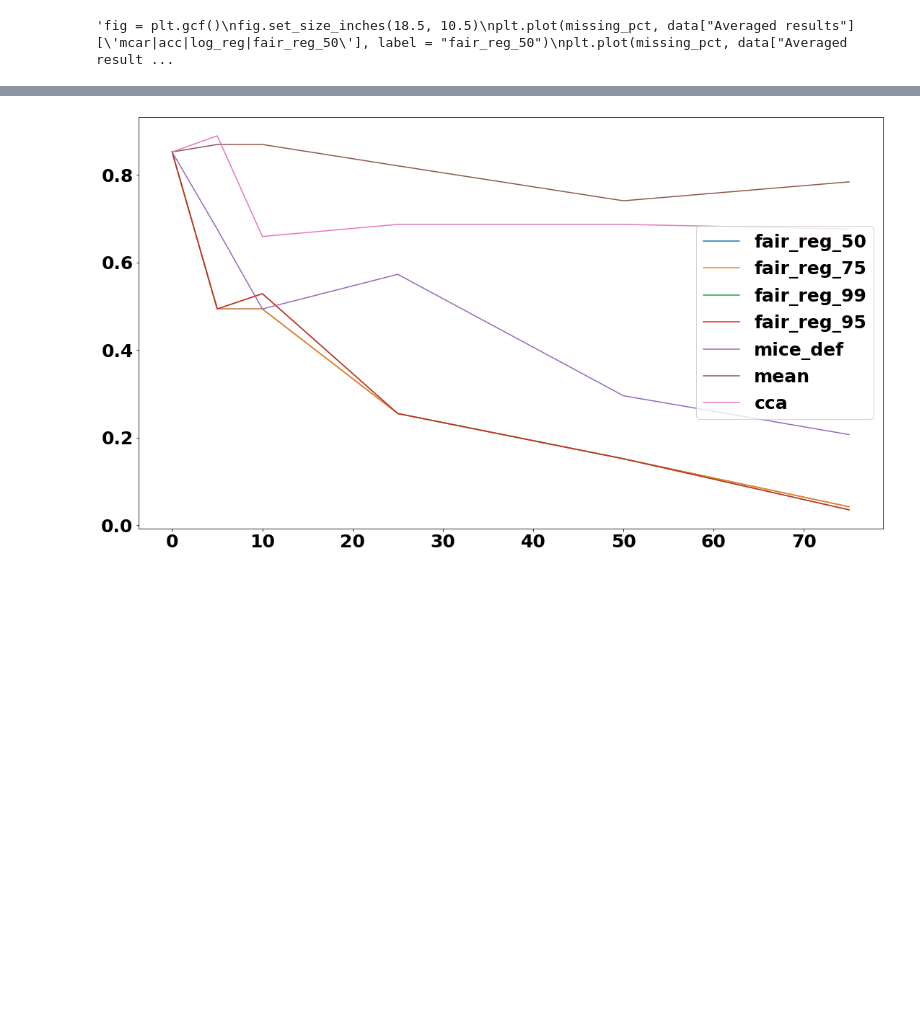
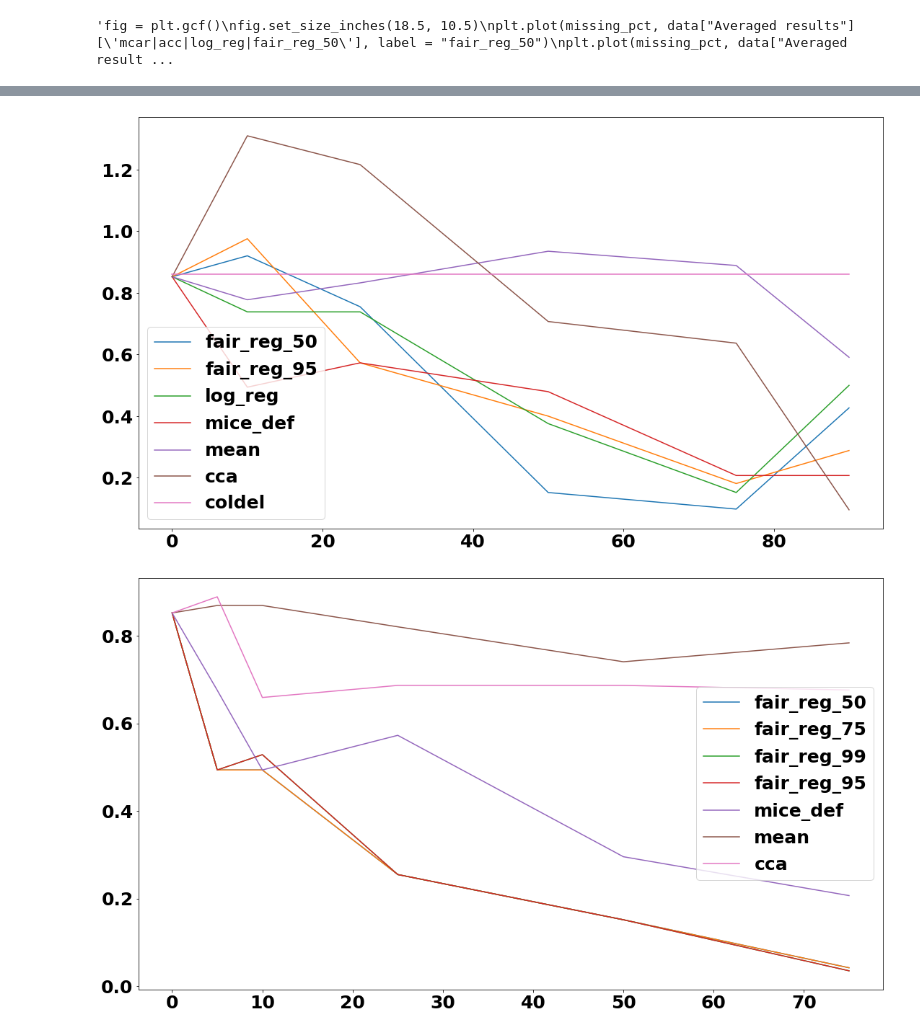
Before and after one commit to mjdioli/masters, a Jupyter notebook: final_exp copy 2.ipynb, the cells around one changed output, grey strips where cells are left out. Saved outputs shown, nothing was run; the diff lists cells and outputs as text; code cells hidden in the pictures; blank space fills up the shorter version.

```diff
--- a/final_exp copy 2.ipynb
+++ b/final_exp copy 2.ipynb
@@ -73,3 +75,17 @@ plt.show()
+# %%
+fig = plt.gcf()
+fig.set_size_inches(18.5, 10.5)
+plt.plot(missing_pct, data["Averaged results"]['mar|eosum|log_reg|fair_reg_50'], label = "fair_reg_50")
+plt.plot(missing_pct, data["Averaged results"]['mar|eosum|log_reg|fair_reg_95'], label = "fair_reg_95")
+plt.plot(missing_pct, data["Averaged results"]['mar|eosum|log_reg|log_reg'], label = "log_reg")
+plt.plot(missing_pct, data["Averaged results"]['mar|eosum|log_reg|mice_def'], label = "mice_def")
+plt.plot(missing_pct, data["Averaged results"]['mar|eosum|log_reg|mean'], label = "mean")
+plt.plot(missing_pct, data["Averaged results"]['mar|eosum|log_reg|cca'], label = "cca")
+plt.plot(missing_pct, data["Averaged results"]['mar|eosum|log_reg|coldel'], label = "coldel")
+plt.legend()
+plt.show()
+# %% [output]
+[figure, added]
 # %%
 fig = plt.gcf()
 fig.set_size_inches(18.5, 10.5)
```
Also changed, not shown: parts of 2 cells of this notebook, 2 other files.
